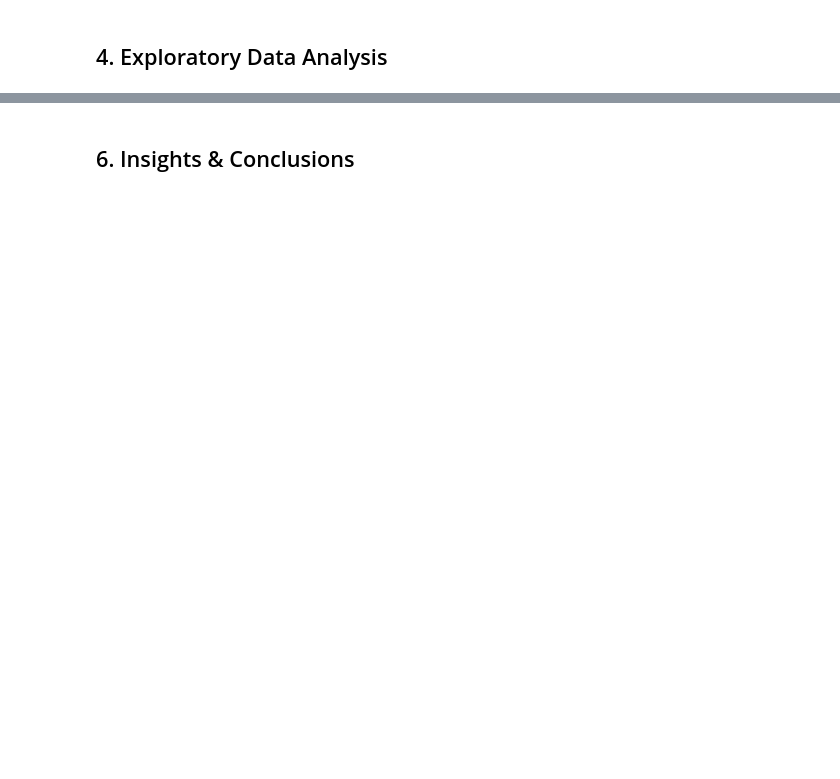
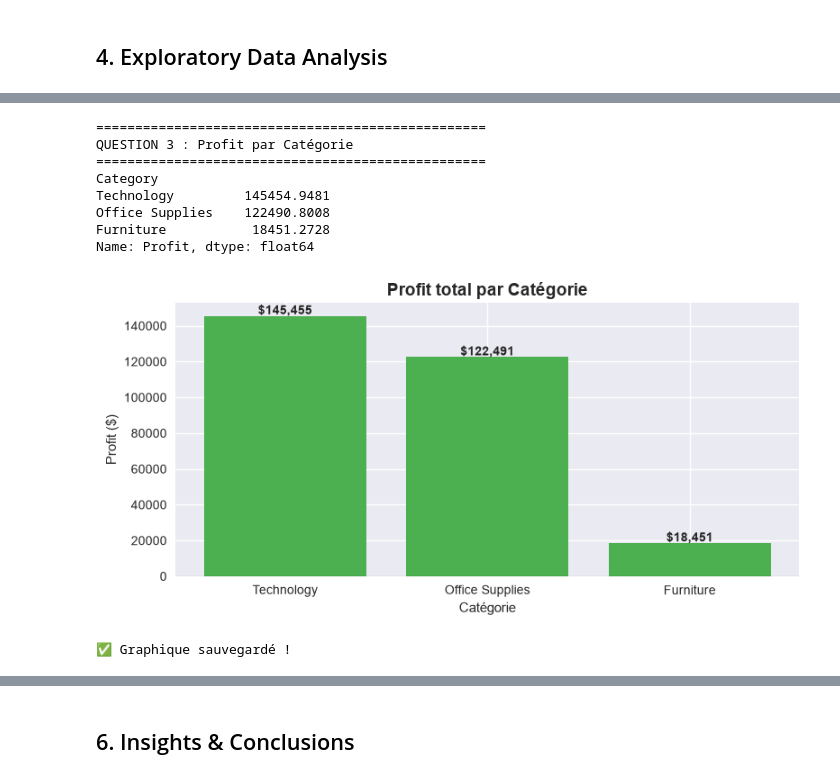
Before and after one commit to atef-hadef/30-Days-Data-Science-Challenge, a Jupyter notebook: week-1-data-foundations/day-01-sales-analysis/notebook.ipynb, the cells around one changed output, grey strips where cells are left out. Drawn from its saved outputs; the diff is of its cells as text; code cells hidden in the pictures; blank space fills up the shorter version.

```diff
--- a/week-1-data-foundations/day-01-sales-analysis/notebook.ipynb
+++ b/week-1-data-foundations/day-01-sales-analysis/notebook.ipynb
@@ -10,0 +221,39 @@
+# %%
+print("=" * 50)
+print("QUESTION 3 : Profit par Catégorie")
+print("=" * 50)
+
+profit_categorie = df.groupby('Category')['Profit'].sum().sort_values(ascending=False)
+print(profit_categorie)
+
+# Graphique avec couleurs conditionnelles (vert = profit, rouge = perte)
+fig, ax = plt.subplots(figsize=(8, 4))
+colors = ['#4CAF50' if v > 0 else '#F44336' for v in profit_categorie]
+bars = ax.bar(profit_categorie.index, profit_categorie.values, color=colors)
+
+ax.set_title('Profit total par Catégorie', fontsize=14, fontweight='bold')
+ax.set_xlabel('Catégorie')
+ax.set_ylabel('Profit ($)')
+ax.axhline(y=0, color='black', linestyle='-', linewidth=0.8)  # ligne zéro
+
+# Valeurs sur les barres
+for bar, val in zip(bars, profit_categorie.values):
+    ypos = val + 1000 if val > 0 else val - 5000
+    ax.text(bar.get_x() + bar.get_width()/2, ypos,
+            f'${val:,.0f}', ha='center', fontweight='bold', fontsize=10)
+
+plt.tight_layout()
+plt.savefig('images/q3_profit_categorie.png', dpi=150, bbox_inches='tight')
+plt.show()
+print("✅ Graphique sauvegardé !")
+# %% [output]
+==================================================
+QUESTION 3 : Profit par Catégorie
+==================================================
+Category
+Technology         145454.9481
+Office Supplies    122490.8008
+Furniture           18451.2728
+Name: Profit, dtype: float64
+[figure, added]
+✅ Graphique sauvegardé !
```
Also changed, not shown: parts of 13 cells of this notebook, 5 other files.
